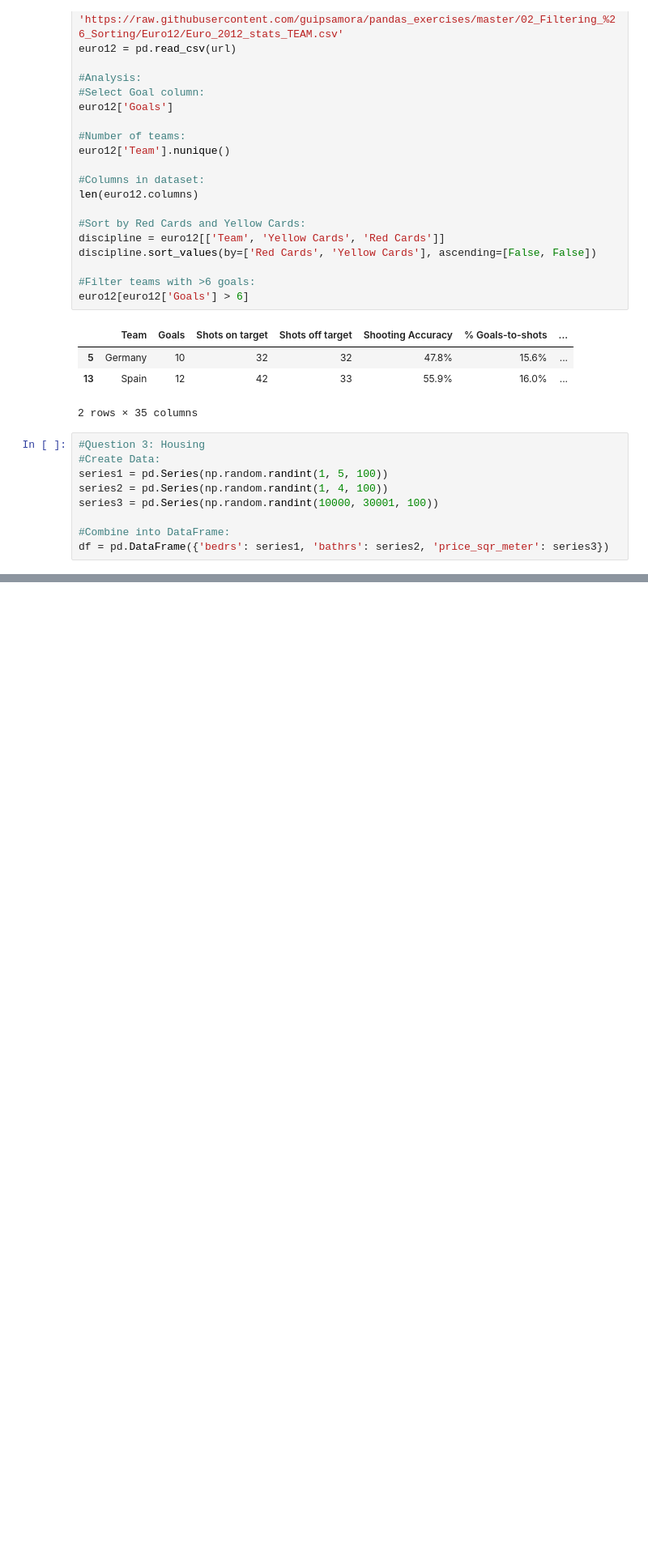
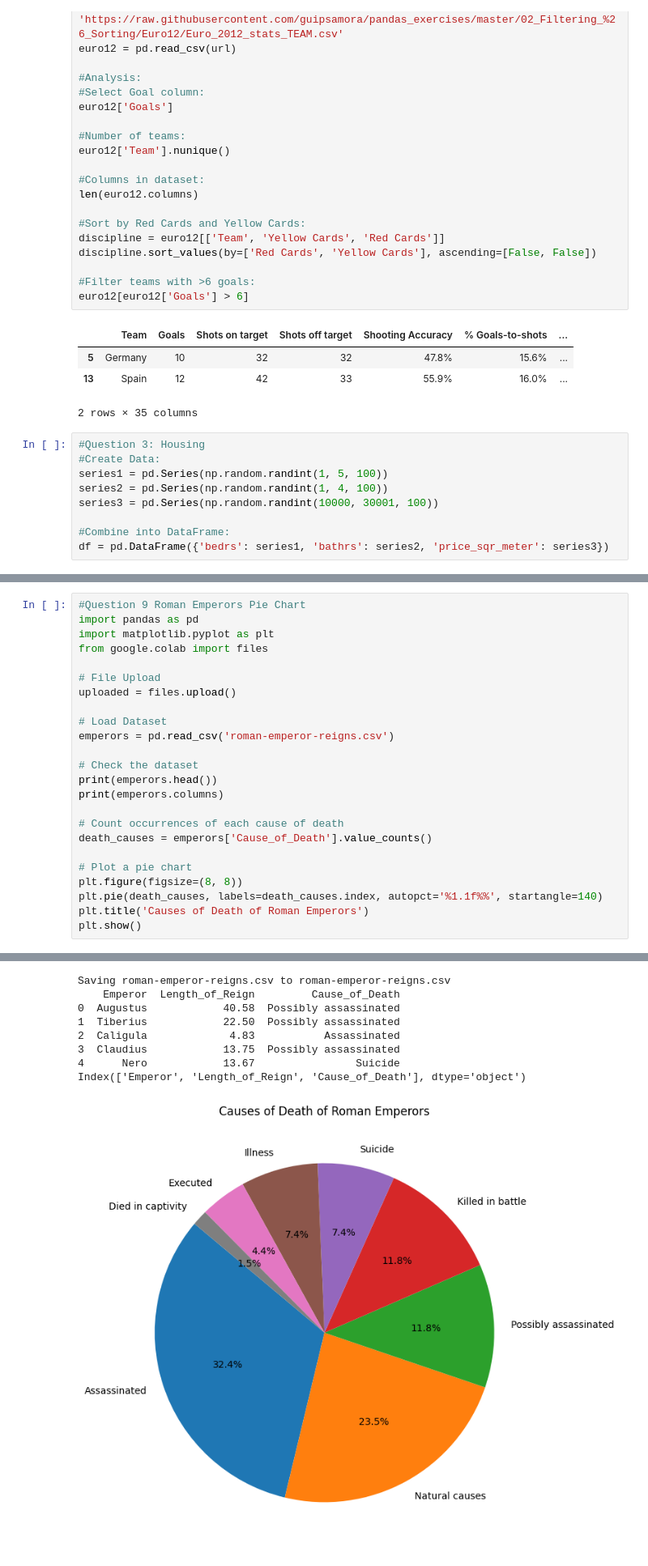
Before and after one commit to sagar-dhital/Sagar.Dhital.BDAT1004PS-, a Jupyter notebook: BDAT1004PS3.ipynb, the cells around one changed output, grey strips where cells are left out. Shown at 81% size. Cells and saved outputs as stored; diff of their text form; blank space fills up the shorter version.

```diff
--- a/BDAT1004PS3.ipynb
+++ b/BDAT1004PS3.ipynb
@@ -141,0 +229,25 @@ plt.show()
+# %%
+#Question 9 Roman Emperors Pie Chart
+import pandas as pd
+import matplotlib.pyplot as plt
+from google.colab import files
+
+# File Upload
+uploaded = files.upload()
+
+# Load Dataset
+emperors = pd.read_csv('roman-emperor-reigns.csv')
+
+# Check the dataset
+print(emperors.head())
+print(emperors.columns)
+
+# Count occurrences of each cause of death
+death_causes = emperors['Cause_of_Death'].value_counts()
+
+# Plot a pie chart
+plt.figure(figsize=(8, 8))
+plt.pie(death_causes, labels=death_causes.index, autopct='%1.1f%%', startangle=140)
+plt.title('Causes of Death of Roman Emperors')
+plt.show()
+# %% [output]
@@ -141,0 +255,9 @@ plt.show()
+Saving roman-emperor-reigns.csv to roman-emperor-reigns.csv
+    Emperor  Length_of_Reign         Cause_of_Death
+0  Augustus            40.58  Possibly assassinated
+1  Tiberius            22.50  Possibly assassinated
+2  Caligula             4.83           Assassinated
+3  Claudius            13.75  Possibly assassinated
+4      Nero            13.67                Suicide
+Index(['Emperor', 'Length_of_Reign', 'Cause_of_Death'], dtype='object')
+[figure, added]
```
Also changed, not shown: parts of 8 cells of this notebook.
